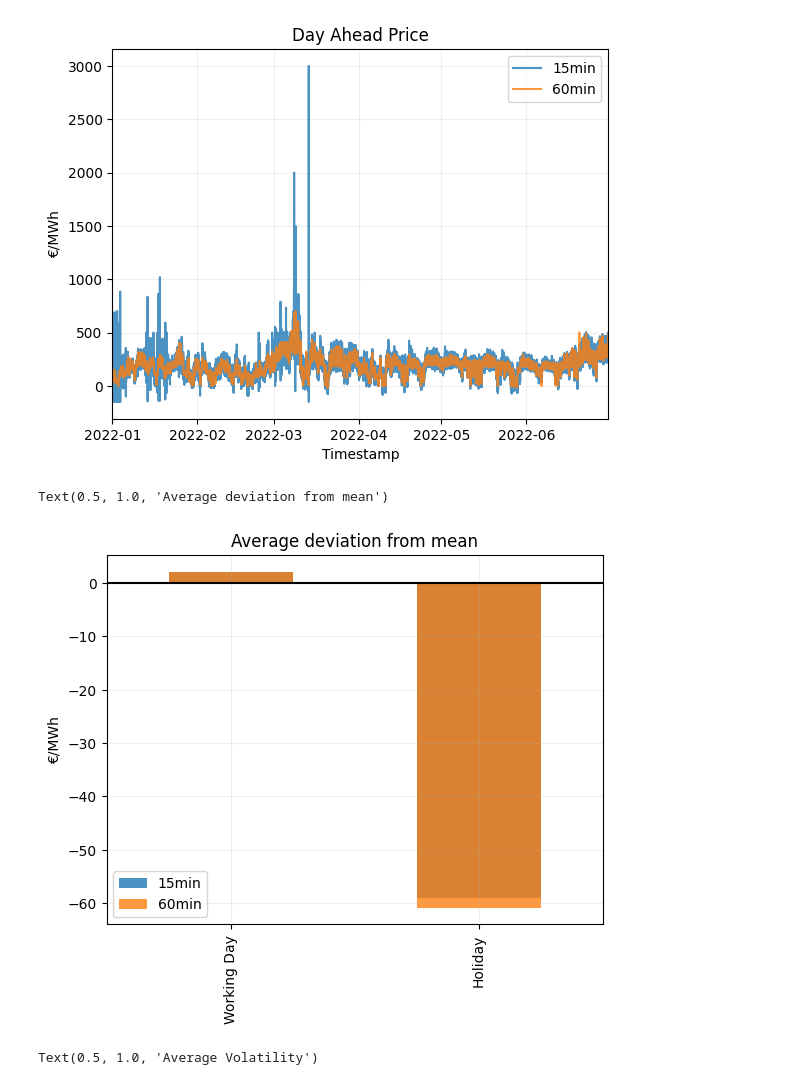
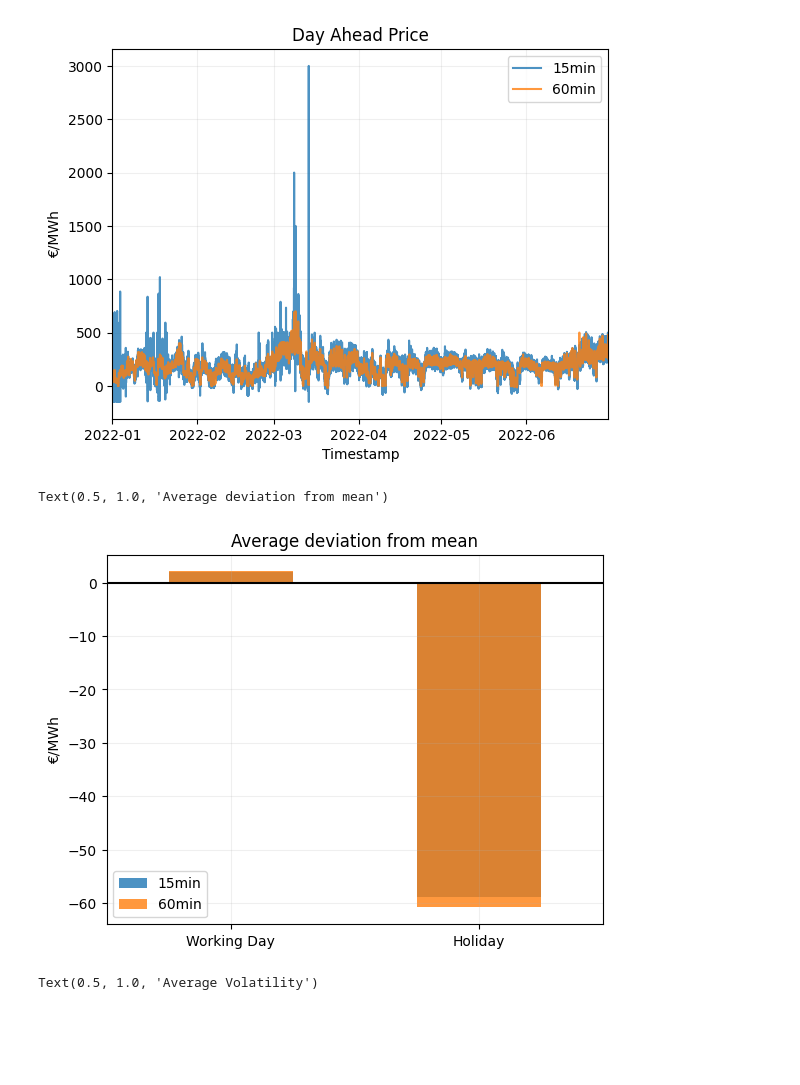
Before and after one commit to aturcati/battery-optimization, a Jupyter notebook: notebooks/0.0_price_timeseries_analysis.ipynb, the cells around one changed output. Drawn from its saved outputs; the diff is of its cells as text; code cells hidden in the pictures; blank space fills up the shorter version.

```diff
--- a/notebooks/0.0_price_timeseries_analysis.ipynb
+++ b/notebooks/0.0_price_timeseries_analysis.ipynb
@@ -68,17 +68,18 @@ Text(0.5, 1.0, 'Day Ahead Price')
 # %%
 fig, ax = plt.subplots()
 (dh.fifteen_df.groupby('is_holiday')['normalized_price'].mean()*std_price_fifteen).plot.bar(ax=ax, color="C0", alpha=0.8, label="15min")
 (dh.hourly_df.groupby('is_holiday')['normalized_price'].mean()*std_price_hourly).plot.bar(ax=ax, color="C1", alpha=0.8, label="60min")
 ax.legend()
 ax.grid(alpha=0.2)
 ax.axhline(0.,c='black')
 ax.set_xticklabels(['Working Day', 'Holiday'])
 ax.set_xlabel("")
+ax.tick_params(axis="x", rotation=0)
 ax.set_ylabel("€/MWh")
 ax.set_title("Average deviation from mean")
 # %% [output]
 Text(0.5, 1.0, 'Average deviation from mean')
-[figure, old version]
+[figure, new version]
 # %%
 fig, ax = plt.subplots()
 (dh.fifteen_df.groupby('is_holiday')['normalized_price'].std()*std_price_fifteen).plot.bar(ax=ax, color="C0", alpha=0.8, label="15min")
```
Also changed, not shown: parts of 8 cells of this notebook, 1 other file.
